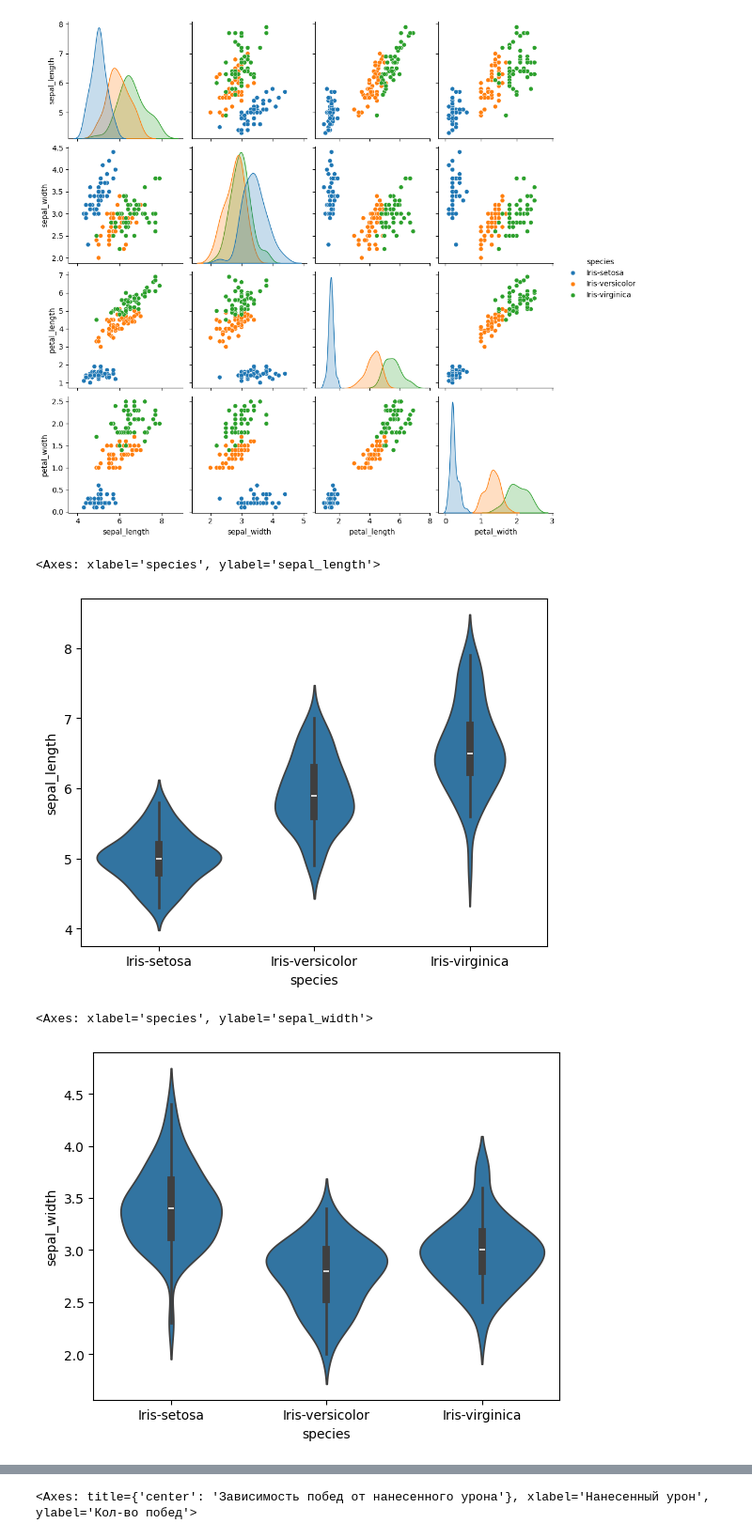
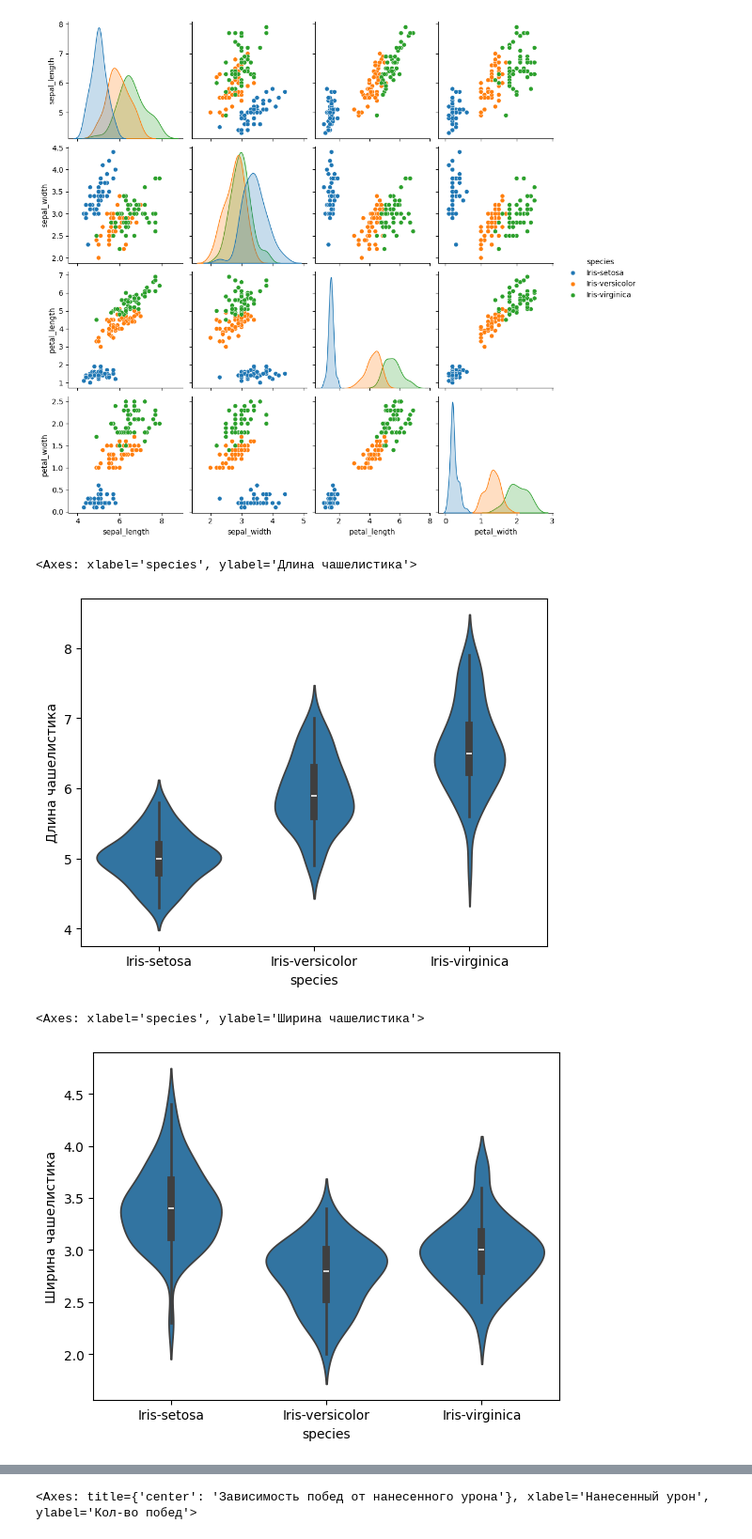
Before and after one commit to kalanimus/PythonLabs, a Jupyter notebook: Lab2/Untitled.ipynb, the cells around one changed output, grey strips where cells are left out. Shown at 94% size. Saved outputs shown, nothing was run; the diff lists cells and outputs as text; code cells hidden in the pictures.

```diff
--- a/Lab2/Untitled.ipynb
+++ b/Lab2/Untitled.ipynb
@@ -44,13 +44,15 @@ sb.pairplot(file2, hue="species")
 <seaborn.axisgrid.PairGrid at 0x...>
 [figure]
 # %%
+plt.ylabel("Длина чашелистика")
 sb.violinplot(file2, x = file2.columns[4], y = file2.columns[0])
 # %% [output]
-<Axes: xlabel='species', ylabel='sepal_length'>
+<Axes: xlabel='species', ylabel='Длина чашелистика'>
-[figure, old version]
+[figure, new version]
 # %%
+plt.ylabel("Ширина чашелистика")
 sb.violinplot(file2, x = file2.columns[4], y = file2.columns[1])
 # %% [output]
-<Axes: xlabel='species', ylabel='sepal_width'>
+<Axes: xlabel='species', ylabel='Ширина чашелистика'>
-[figure, old version]
+[figure, new version]
 # %%
```
Also changed, not shown: parts of 5 cells of this notebook.
